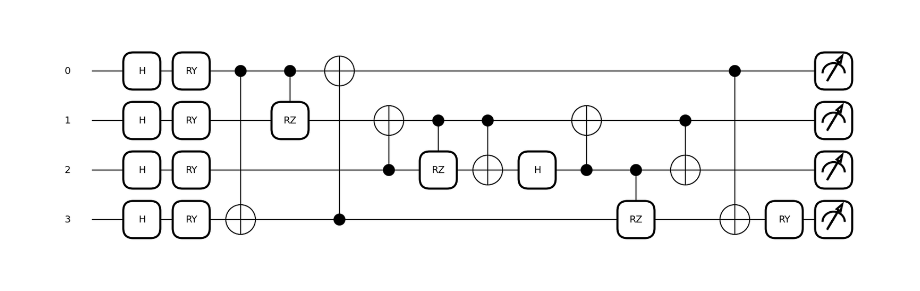
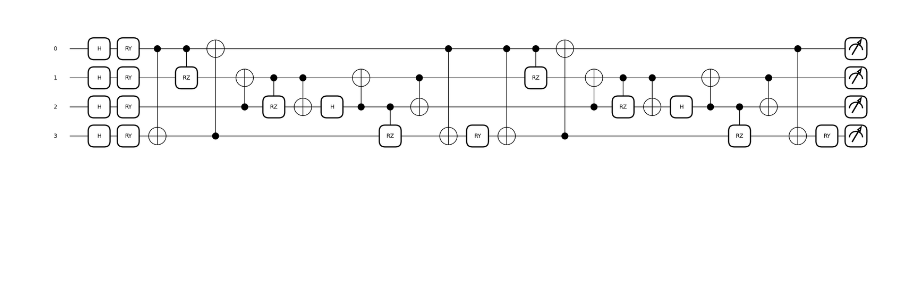
Before and after one commit to deemount/Qugel, a Jupyter notebook: qugel005_image_encoder.ipynb, the cells around one changed output. Drawn from its saved outputs; the diff is of its cells as text; code cells hidden in the pictures; blank space fills up the shorter version.

```diff
--- a/qugel005_image_encoder.ipynb
+++ b/qugel005_image_encoder.ipynb
@@ -2,15 +2,14 @@
 """
 Quantum Image Processing with Variational Quantum Circuits
 
-Author: [Your Name]
+Author: Bolzmann
 
 Description:
-This script demonstrates quantum feature extraction from an image using a variational quantum circuit. The image is divided into patches of different sizes, and the circuit is applied to each patch to extract features. The resulting feature maps are then visualized.
+This script demonstrates quantum feature extraction from an image using a variational quantum circuit.
+The image is divided into patches of different sizes, and the circuit is applied to each patch to extract features. The resulting feature maps are then visualized.
 
-Usage:
-- Make sure to install the required libraries listed in the `requirements.txt` file.
-- Set the necessary parameters such as image width, number of channels, number of qubits, etc.
-- Run the script to perform quantum feature extraction and visualize the results.
+The correctness of my implementation has not been verified. No learning is conducted here, the circuit is a quantum feature extractor with no training.
+
 """
 
 %reset -f
@@ -31,48 +30,103 @@ from IPython.display import display, clear_output
 
 from qugel.qgates import *
 
-# Set the image width, number of channels, and number of qubits
 img_w = 256
 rgb_c = 1  # Number of channels in the image (RGB)
 n_qubits = 4
 wires = n_qubits
 
 num_classes = 2
-n_layers = 1
-#Note, no learning of PQC parameters is done here since there is no training loop and no NN- therefore the phi matrix is random.
+n_layers = 2
+
+#No learning is conducted here, the circuit is a quantum feature extractor with no learning.
 phi_pqc_array = torch.tensor(np.pi * np.random.randn(n_qubits))
 
-# Set the directory containing the dataset
 data_dir = "./datasets/ba"
 
-# Set the device (CPU or GPU)
+# Set device
 device = torch.device("cuda:0" if torch.cuda.is_available() else "cpu")
 dev4 = qml.device("default.qubit", wires=n_qubits)
 
-# Define the quantum circuit
+# Dataset and dataloader
+transform_list = [transforms.Resize((img_w, img_w))]  # Resize images to a fixed size
+if rgb_c == 1:
+    transform_list.append(transforms.Grayscale())  # Convert images to grayscale
+    print("grayscale")
+transform_list.append(transforms.ToTensor())  # Convert images to tensors
+data_transform = transforms.Compose(transform_list)
+dataset = ImageFolder(data_dir, transform=data_transform)
+
 @qml.qnode(dev4)
 def CONVCircuit(inputs, params_arr, q_bits, q_depth):
     """
-    Quantum circuit for feature extraction from an image patch.
-
     Args:
-        inputs (torch.Tensor): The image patch to encode.
-        params_arr (torch.Tensor): The parameters of the PQC to learn.
-        q_bits (int): Number of qubits.
-        q_depth (int): Number of layers in the quantum circuit.
-
-    Returns:
-        List[float]: Expectation values of Pauli-Z operators for each qubit.
+        inputs: the image to encode.
+        params: phie, the paramaters of the PQC to learn
     """
     num_rep = int(inputs.shape[0] / q_bits)
     Q_encoding_block(inputs, q_bits)
+
     Q_quanvol_block_A(params_arr, q_bits, q_depth)
     exp_vals = [qml.expval(qml.PauliZ(position)) for position in range(wires)]
+    # print("Patch:{}, Measure:{}, Reps:{}".format(inputs.shape, len(exp_vals), num_rep))
     return exp_vals
-
 
 fig, ax = qml.draw_mpl(CONVCircuit, expansion_strategy='device')(phi_pqc_array,phi_pqc_array,n_qubits,n_layers)
 # fig, ax = qml.draw_mpl(cirq_0, expansion_strategy='device')(3.14)
 plt.show()
 fig.show()
+
+# Load a random image from the dataset
+data_loader = DataLoader(dataset, batch_size=1, shuffle=True)
+image, label = next(iter(data_loader))
+print("Img shape:{}".format(image.shape))
+assert image.shape[0] == rgb_c, "The image channel dimension does not match the specified rgb_c"
+H, W = img_w, img_w
+# print("Img H:{}".format(H))
+
+# Original Image
+fig, ax = plt.subplots(1, 1, figsize=(5, 5))
+ax.imshow(image.squeeze().cpu().numpy(), cmap="gray")
+ax.set_title("Original Image")
+ax.axis("off")
+
+# Iterate through different patch sizes
+patch_sizes = [2,4,8,16]
+
+fig, axs = plt.subplots(1, len(patch_sizes), figsize=(15, 5))
+
+for idx, patch_size in enumerate(patch_sizes):
+    # Calculate the number of patches
+    num_patches_h = (H - patch_size + 1) // patch_size
+    num_patches_w = (W - patch_size + 1) // patch_size
+    total_patches = num_patches_h * num_patches_w
+    print("Patch Size: {}, Total Patches: {}".format(patch_size, total_patches))
+
+    # Accumulate results
+    results = torch.empty((H // patch_size, W // patch_size, n_qubits))
+
+    # Iterate through the image using patches of size patch_size * patch_size
+    for i in range(0, H - patch_size + 1, patch_size):
+        for j in range(0, W - patch_size + 1, patch_size):
+            patch = image[:, :, i:i+patch_size, j:j+patch_size]
+            patch = patch.to(device)
+            # Reshape the patch tensor to match the expected shape for the quantum circuit
+            inputs = patch.flatten()
+            # Call the quantum circuit and collect the results
+            exp_vals = CONVCircuit(inputs, phi_pqc_array, n_qubits, n_layers).float()
+            # Assign the results to the corresponding position in the tensor
+            results[i // patch_size, j // patch_size] = exp_vals.clone().detach()
+
+    # Reshape results into a square shape
+    results = results.reshape(((H // patch_size)*2, (H // patch_size)*2))
+    # results = results.reshape((num_patches_h, num_patches_w))
+
+
+    # Plot the resulting quantum circuit
+    axs[idx].imshow(results.squeeze().cpu().numpy(), cmap="gray")
+    axs[idx].set_title("Quantum convolution (Patch Size: {})".format(patch_size))
+    axs[idx].axis("off")
+
+plt.tight_layout()
+plt.show()
 # %% [output]
@@ -79 +134 @@ fig.show()
-[figure, old version]
+[figure, new version]
```
Also changed, not shown: parts of 2 cells of this notebook, 1 other file.
